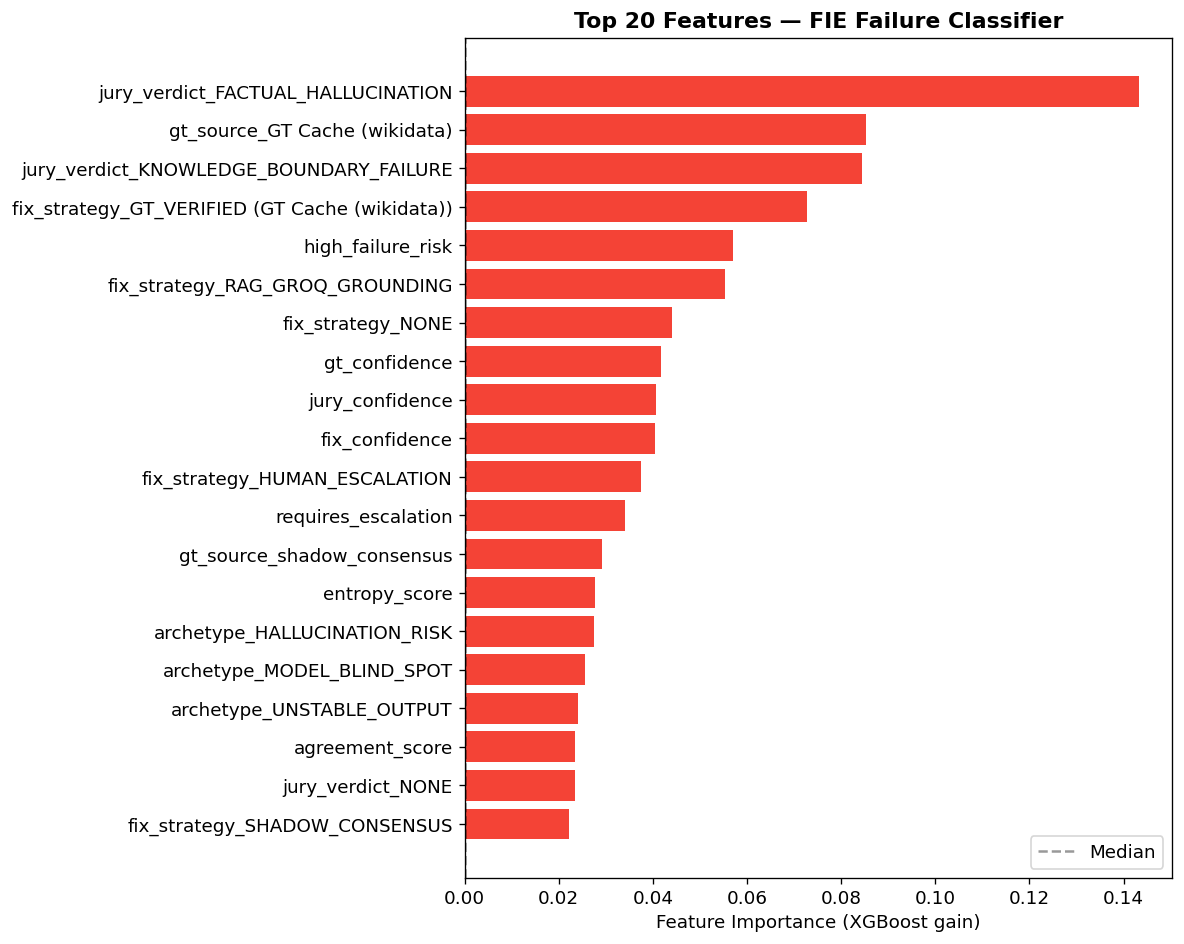
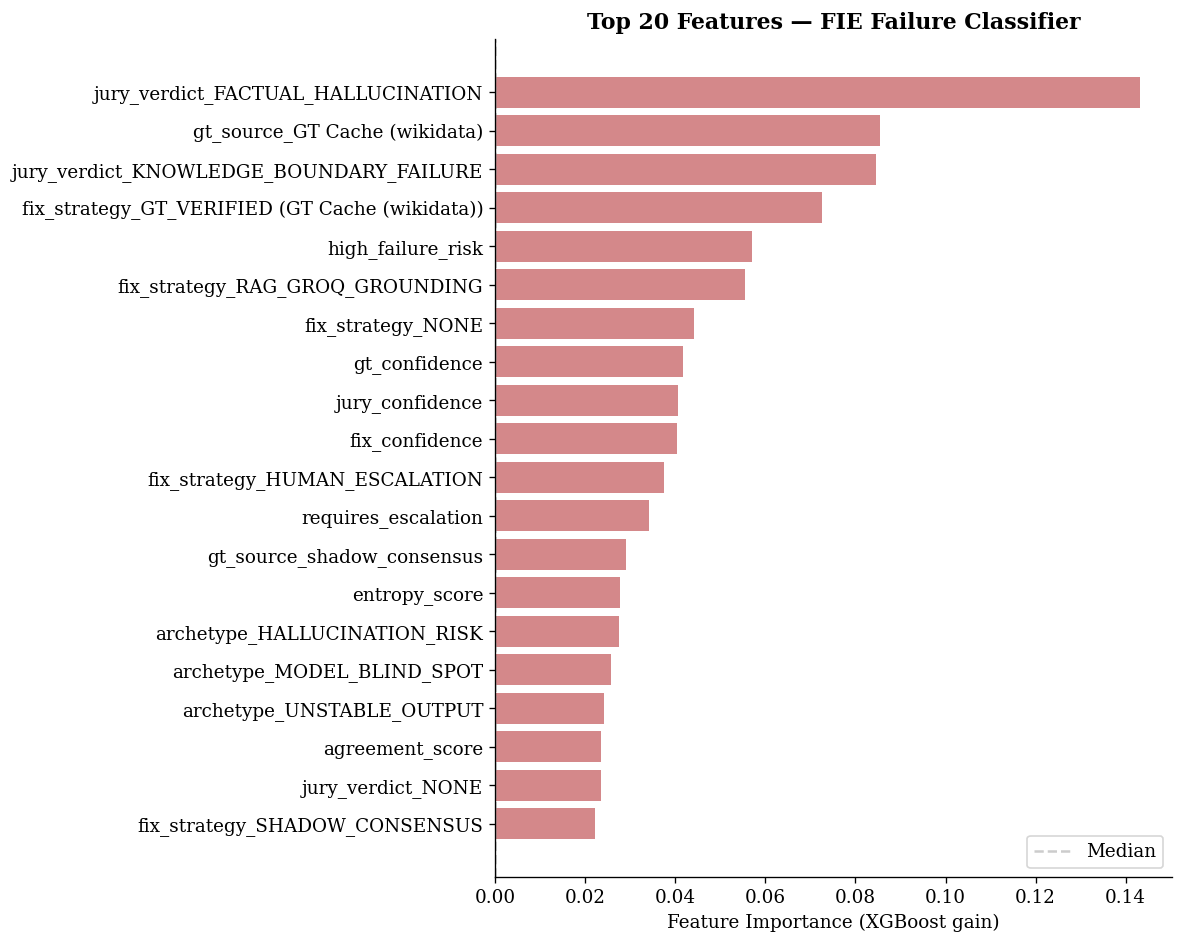
The change to this notebook cell's code, shown as a diff; its figure went from the first image to the second:
--- before
+++ after
@@ -2,13 +2,12 @@
 importances = importances.sort_values(ascending=True)
 
-# Show top 20 features
 top20 = importances.tail(20)
 
 fig, ax = plt.subplots(figsize=(10, 8))
-colors  = ["#F44336" if v > importances.median() else "#2196F3" for v in top20]
+colors = [RC["failure"] if v > importances.median() else RC["correct"] for v in top20]
 ax.barh(top20.index, top20.values, color=colors)
 ax.set_xlabel("Feature Importance (XGBoost gain)")
 ax.set_title("Top 20 Features — FIE Failure Classifier", fontweight="bold")
-ax.axvline(importances.median(), color="black", linestyle="--", alpha=0.4, label="Median")
+ax.axvline(importances.median(), color=RC["neutral"], linestyle="--", alpha=0.6, label="Median")
 ax.legend()
 plt.tight_layout()

Commit: .